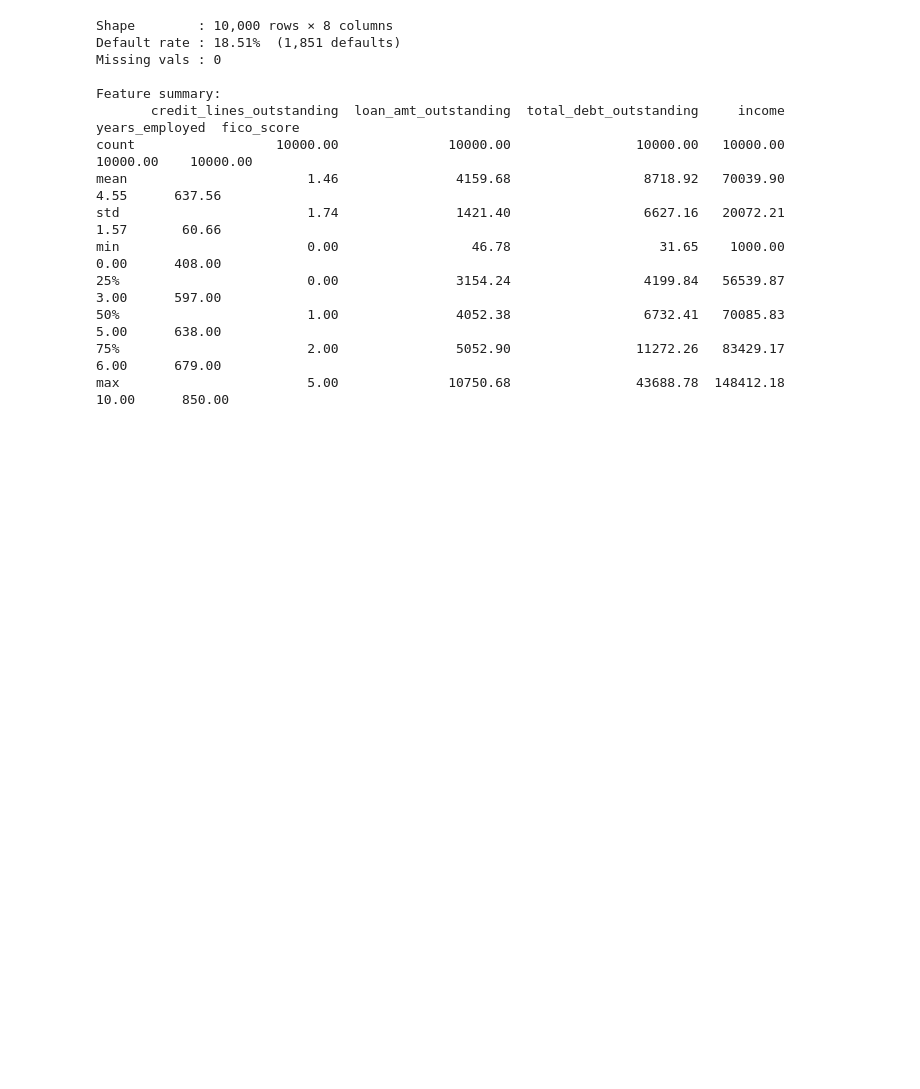
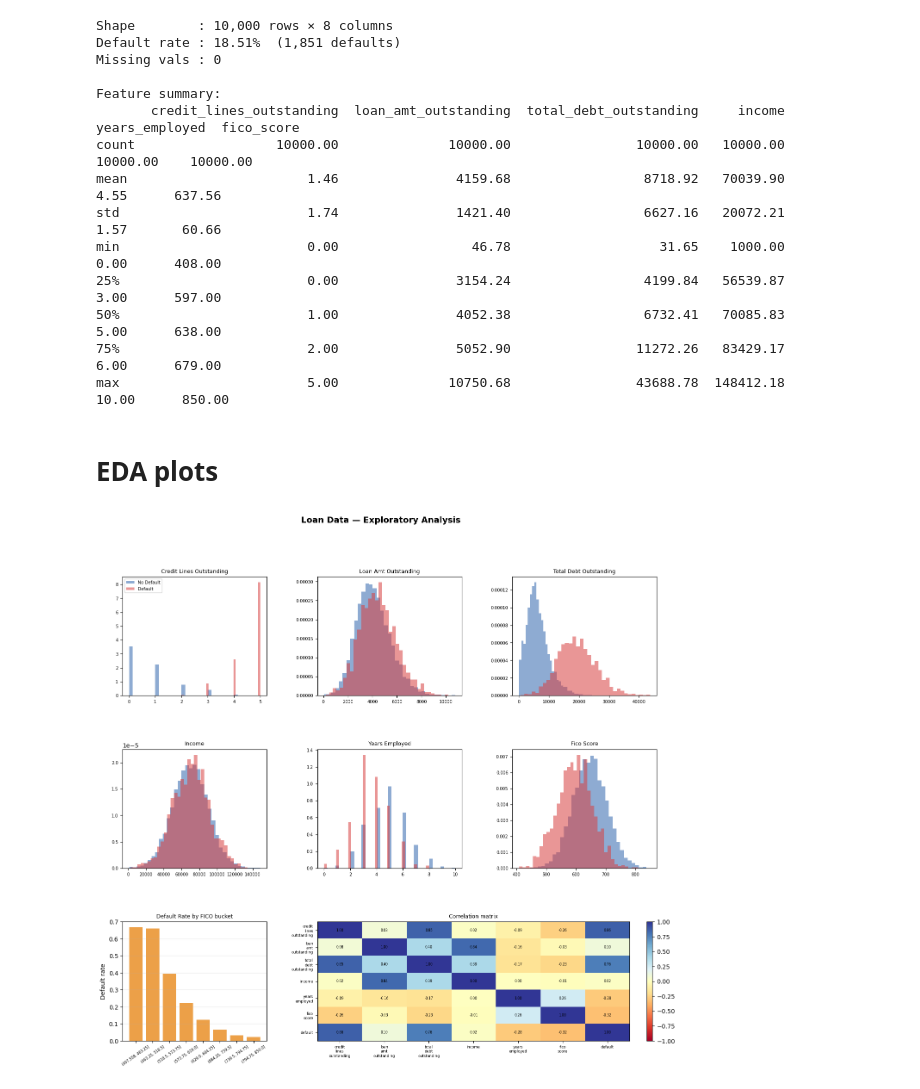
Before and after one commit to nayeem29dse/Loan-pd-model, a Jupyter notebook: Loan pd model.ipynb, the cells around one changed output. Cells and saved outputs as stored; diff of their text form; code cells hidden in the pictures; blank space fills up the shorter version.

Commit message:
Visuals

```diff
--- a/Loan pd model.ipynb
+++ b/Loan pd model.ipynb
@@ -57,11 +57,55 @@ min                        0.00                 46.78                   31.65
 50%                        1.00               4052.38                 6732.41   70085.83            5.00      638.00
 75%                        2.00               5052.90                11272.26   83429.17            6.00      679.00
 max                        5.00              10750.68                43688.78  148412.18           10.00      850.00
+# %% [markdown]
+# EDA plots
 # %%
-# ── EDA plots ────────────────────────────────────────────────
 features = ["credit_lines_outstanding","loan_amt_outstanding",
             "total_debt_outstanding","income","years_employed","fico_score"]
 
 fig = plt.figure(figsize=(16, 14))
 fig.suptitle("Loan Data — Exploratory Analysis", fontsize=14, fontweight="bold")
 gs  = gridspec.GridSpec(3, 3, figure=fig, hspace=0.45, wspace=0.35)
+
+# Distribution of each feature by default status
+colors = {0: "#3266ad", 1: "#d84040"}
+for i, feat in enumerate(features):
+    ax = fig.add_subplot(gs[i // 3, i % 3])
+    for label, grp in df.groupby("default"):
+        ax.hist(grp[feat], bins=35, alpha=0.55,
+                color=colors[label],
+                label=f"{'Default' if label else 'No Default'}",
+                density=True)
+    ax.set_title(feat.replace("_", " ").title(), fontsize=9)
+    ax.tick_params(labelsize=7)
+    if i == 0:
+        ax.legend(fontsize=7)
+
+# Default rate by FICO bucket
+ax_fico = fig.add_subplot(gs[2, 0])
+df["fico_bucket"] = pd.cut(df["fico_score"], bins=8)
+dr_fico = df.groupby("fico_bucket", observed=True)["default"].mean()
+ax_fico.bar(range(len(dr_fico)), dr_fico.values, color="#e8891a", alpha=0.8)
+ax_fico.set_xticks(range(len(dr_fico)))
+ax_fico.set_xticklabels([str(x) for x in dr_fico.index], rotation=35, fontsize=6)
+ax_fico.set_title("Default Rate by FICO bucket", fontsize=9)
+ax_fico.set_ylabel("Default rate")
+ax_fico.grid(True, alpha=0.25, axis="y")
+
+# Correlation heatmap
+ax_corr = fig.add_subplot(gs[2, 1:])
+corr = df[features + ["default"]].corr()
+im = ax_corr.imshow(corr, cmap="RdYlBu", vmin=-1, vmax=1, aspect="auto")
+ticks = features + ["default"]
+ax_corr.set_xticks(range(len(ticks)))
+ax_corr.set_yticks(range(len(ticks)))
+ax_corr.set_xticklabels([t.replace("_","\n") for t in ticks], fontsize=6)
+ax_corr.set_yticklabels([t.replace("_","\n") for t in ticks], fontsize=6)
+for i in range(len(ticks)):
+    for j in range(len(ticks)):
+        ax_corr.text(j, i, f"{corr.iloc[i,j]:.2f}", ha="center", va="center", fontsize=5.5)
+ax_corr.set_title("Correlation matrix", fontsize=9)
+plt.colorbar(im, ax=ax_corr, fraction=0.03)
+df.drop(columns=["fico_bucket"], inplace=True)
+# %% [output]
+[figure, added]
```
